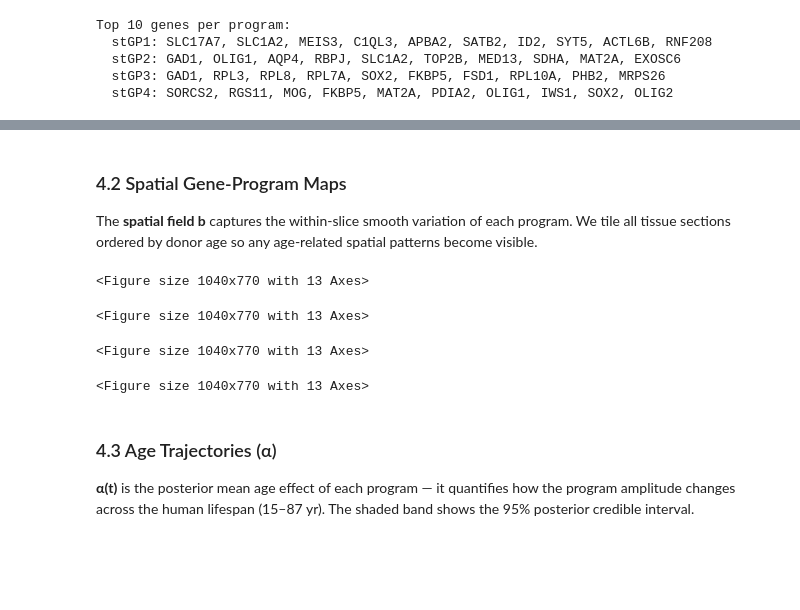
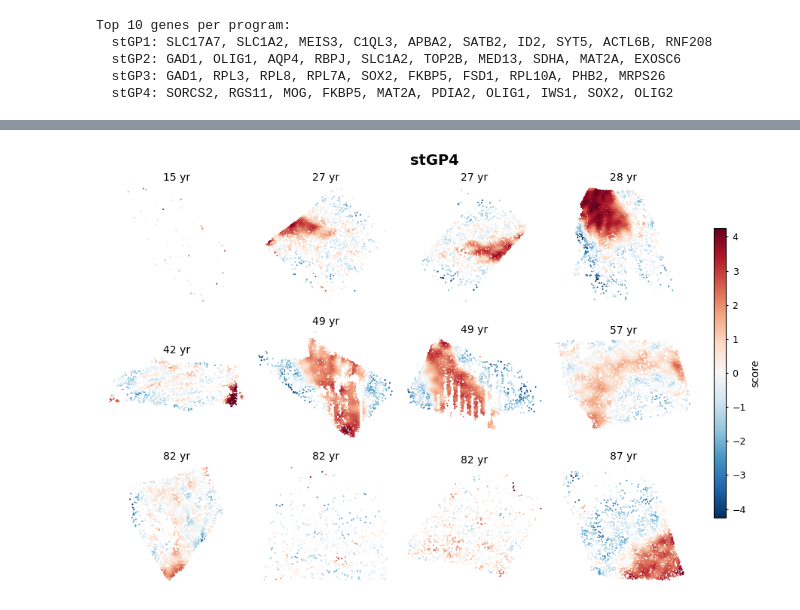
Before and after one commit to YangLabHKUST/stGP, a Jupyter notebook: RealData_HumanBrainMERFISH/HumanBrain_oli.ipynb, the cells around one changed output, grey strips where cells are left out. Saved outputs shown, nothing was run; the diff lists cells and outputs as text; code cells hidden in the pictures; blank space fills up the shorter version.

```diff
--- a/RealData_HumanBrainMERFISH/HumanBrain_oli.ipynb
+++ b/RealData_HumanBrainMERFISH/HumanBrain_oli.ipynb
@@ -251,37 +234,14 @@ plt.show()
-# %% [markdown]
-### 4.2 Spatial Gene-Program Maps
-
-The **spatial field b** captures the within-slice smooth variation of each program.
-We tile all tissue sections ordered by donor age so any age-related spatial patterns
-become visible.
 # %%
 from IPython.display import display
-from plots import plot_stgp_spatial_programs
 
-scores_df = pd.DataFrame(
-    adata.obsm["X_stgp"],
-    index=adata.obs_names,
-    columns=[f"stGP{j+1}" for j in range(p_sel)],
-)
-
-figs = plot_stgp_spatial_programs(
-    stgp_adata=adata, scores=scores_df,
-    celltype="Oligodendrocyte", age_unit="years",
-    ncols=4, fg_dot_size=5.0, dpi=150,
-)
-for j, fig in enumerate(figs):
-    out_path = FIGURES_DIR / f"spatial_stGP{j+1}.png"
-    #fig.savefig(out_path, dpi=150, bbox_inches="tight")
-    display(fig)
+from plots import plot_spatial_program_all_slices
+plot_spatial_program_all_slices(
+    adata,
+    "stGP4",
+    out_dir=FIGURES_DIR,
+    stem="spatial_stGP4",
+    title="stGP4",
+);
 # %% [output]
-<Figure size 1040x770 with 13 Axes>
-<Figure size 1040x770 with 13 Axes>
-<Figure size 1040x770 with 13 Axes>
-<Figure size 1040x770 with 13 Axes>
+[figure, added]
-# %% [markdown]
-### 4.3 Age Trajectories (α)
-
-**α(t)** is the posterior mean age effect of each program — it quantifies how the
-program amplitude changes across the human lifespan (15–87 yr).
-The shaded band shows the 95% posterior credible interval.
 # %%
```
Also changed, not shown: parts of 18 cells of this notebook, 8 other files.
